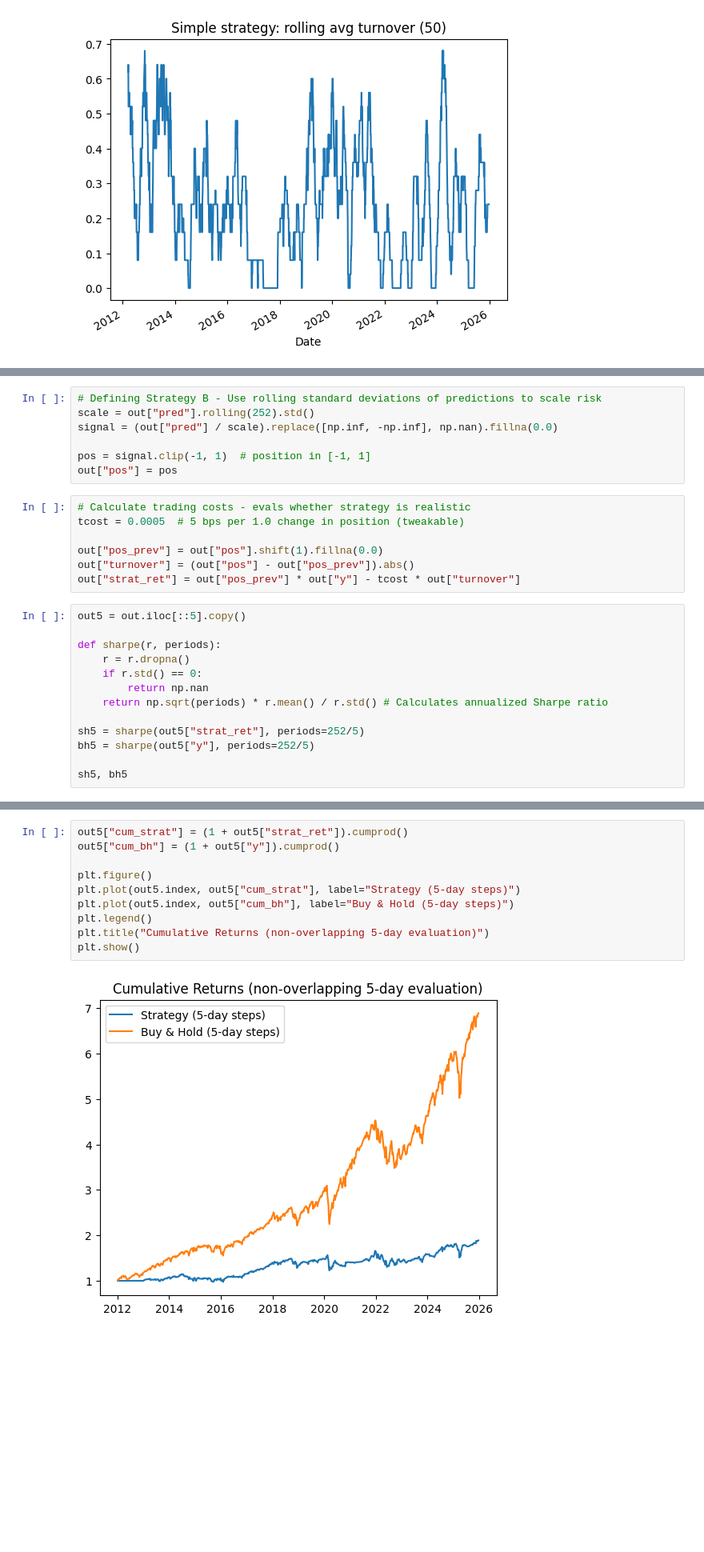
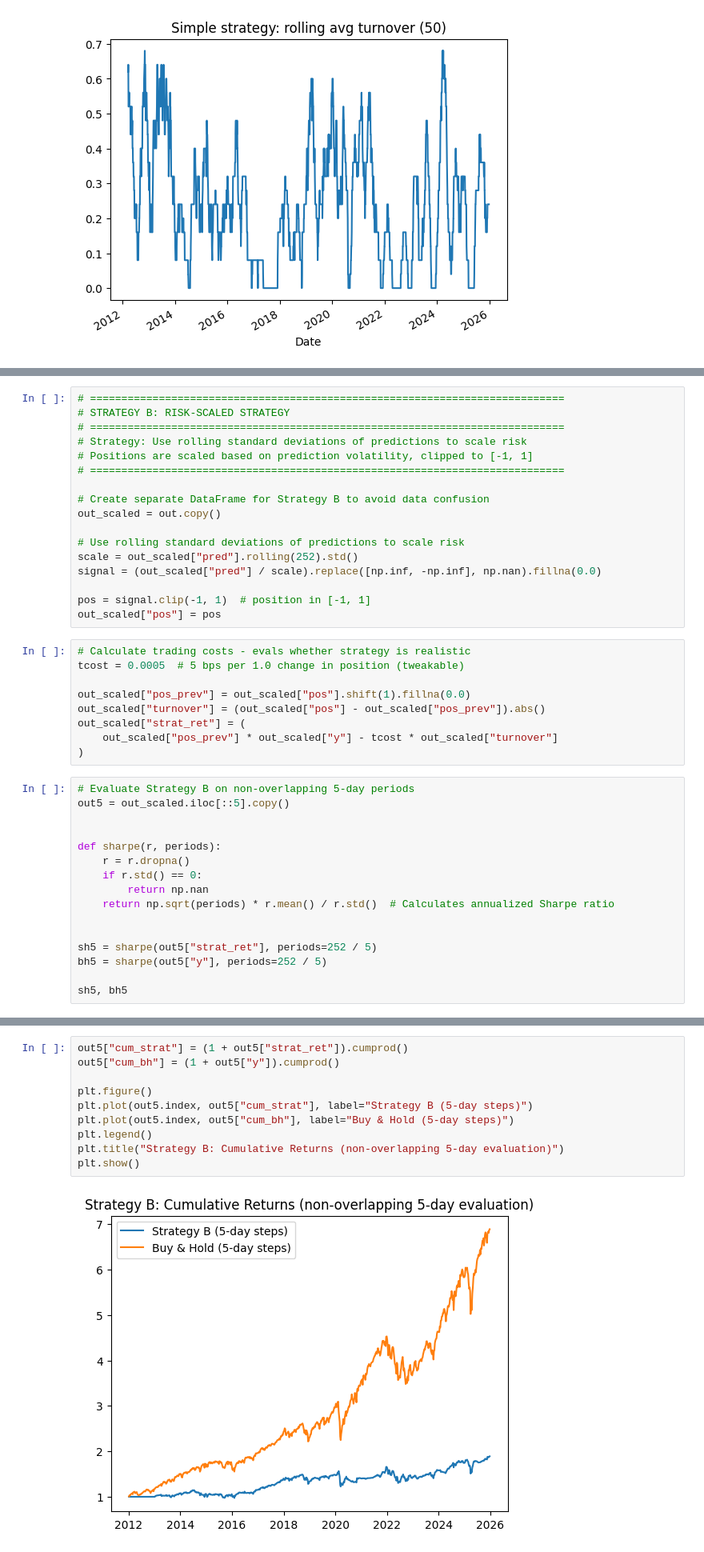
Before and after one commit to gabrieltang515/assetprediction, a Jupyter notebook: notebooks/q1_spy_regression.ipynb, the cells around one changed output, grey strips where cells are left out. Shown at 80% size. Cells and saved outputs as stored; diff of their text form; blank space fills up the shorter version.

```diff
--- a/notebooks/q1_spy_regression.ipynb
+++ b/notebooks/q1_spy_regression.ipynb
@@ -255,28 +298,43 @@ mse, mae, ic
 # %%
-# Defining Strategy B - Use rolling standard deviations of predictions to scale risk
-scale = out["pred"].rolling(252).std()
-signal = (out["pred"] / scale).replace([np.inf, -np.inf], np.nan).fillna(0.0)
+# ============================================================================
+# STRATEGY B: RISK-SCALED STRATEGY
+# ============================================================================
+# Strategy: Use rolling standard deviations of predictions to scale risk
+# Positions are scaled based on prediction volatility, clipped to [-1, 1]
+# ============================================================================
+
+# Create separate DataFrame for Strategy B to avoid data confusion
+out_scaled = out.copy()
+
+# Use rolling standard deviations of predictions to scale risk
+scale = out_scaled["pred"].rolling(252).std()
+signal = (out_scaled["pred"] / scale).replace([np.inf, -np.inf], np.nan).fillna(0.0)
 
 pos = signal.clip(-1, 1)  # position in [-1, 1]
-out["pos"] = pos
+out_scaled["pos"] = pos
 # %%
 # Calculate trading costs - evals whether strategy is realistic
 tcost = 0.0005  # 5 bps per 1.0 change in position (tweakable)
 
-out["pos_prev"] = out["pos"].shift(1).fillna(0.0)
-out["turnover"] = (out["pos"] - out["pos_prev"]).abs()
-out["strat_ret"] = out["pos_prev"] * out["y"] - tcost * out["turnover"]
+out_scaled["pos_prev"] = out_scaled["pos"].shift(1).fillna(0.0)
+out_scaled["turnover"] = (out_scaled["pos"] - out_scaled["pos_prev"]).abs()
+out_scaled["strat_ret"] = (
+    out_scaled["pos_prev"] * out_scaled["y"] - tcost * out_scaled["turnover"]
+)
 # %%
-out5 = out.iloc[::5].copy()
+# Evaluate Strategy B on non-overlapping 5-day periods
+out5 = out_scaled.iloc[::5].copy()
+
 
 def sharpe(r, periods):
     r = r.dropna()
     if r.std() == 0:
         return np.nan
-    return np.sqrt(periods) * r.mean() / r.std() # Calculates annualized Sharpe ratio
+    return np.sqrt(periods) * r.mean() / r.std()  # Calculates annualized Sharpe ratio
 
-sh5 = sharpe(out5["strat_ret"], periods=252/5)
-bh5 = sharpe(out5["y"], periods=252/5)
+
+sh5 = sharpe(out5["strat_ret"], periods=252 / 5)
+bh5 = sharpe(out5["y"], periods=252 / 5)
 
 sh5, bh5
 # %% [output]
@@ -296,15 +354,15 @@ out5[["strat_ret","y"]].describe()
 # %%
 out5["cum_strat"] = (1 + out5["strat_ret"]).cumprod()
 out5["cum_bh"] = (1 + out5["y"]).cumprod()
 
 plt.figure()
-plt.plot(out5.index, out5["cum_strat"], label="Strategy (5-day steps)")
+plt.plot(out5.index, out5["cum_strat"], label="Strategy B (5-day steps)")
 plt.plot(out5.index, out5["cum_bh"], label="Buy & Hold (5-day steps)")
 plt.legend()
-plt.title("Cumulative Returns (non-overlapping 5-day evaluation)")
+plt.title("Strategy B: Cumulative Returns (non-overlapping 5-day evaluation)")
 plt.show()
 # %% [output]
-[figure, old version]
+[figure, new version]
 # %% [markdown]
 Goal: predict SPY’s forward 5-day return using regression.
 
```
Also changed, not shown: parts of 13 cells of this notebook.
